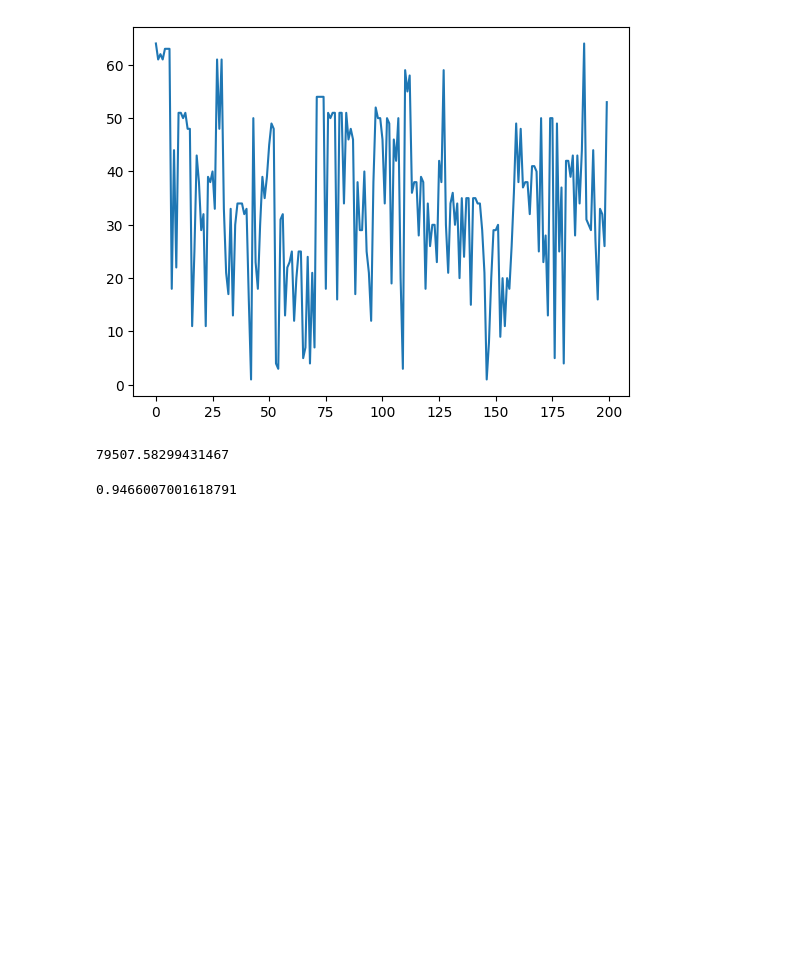
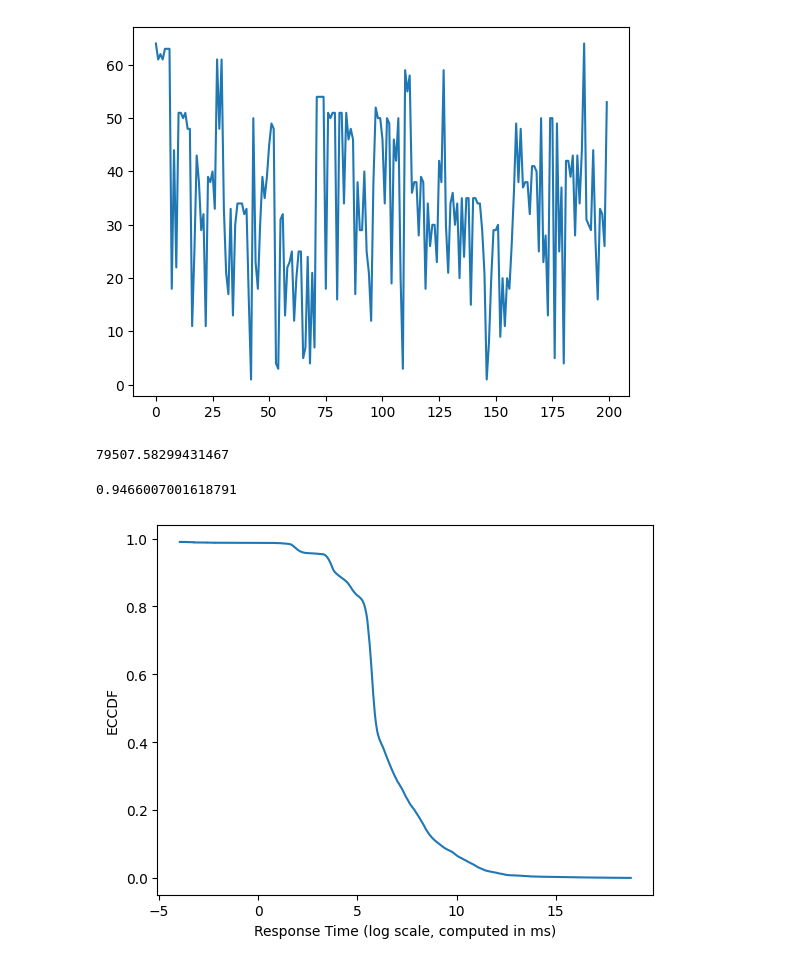
Before and after one commit to MaviVestini/DataCenters, a Jupyter notebook: Challenge2.ipynb, the cells around one changed output. Drawn from its saved outputs; the diff is of its cells as text; code cells hidden in the pictures; blank space fills up the shorter version.

Commit message:
Finito calcolare quantà necessarie e ECCDF

```diff
--- a/Challenge2.ipynb
+++ b/Challenge2.ipynb
@@ -183,16 +184,3 @@ for i, server in servers.items():
             server['current_task'] = data.loc[server['queue'],'X'].sort_values().index[0]
             # And remove from the queue the new current task
             server['queue'].remove(server['current_task'])
-# %%
-data = pd.read_csv('./Data/Cell_a.csv')
-# Take CPU time in milliseconds
-data['CPU'] = data.CPU.apply(lambda x: x*1000)
-# Actual time needed to compute the task
-data['X'] = data.CPU.apply(lambda x: x/0.1)
-
-rho = []
-time_passed = test_data.iat[-1,2]-test_data.iat[0,2]
-for i in servers.keys():
-    aux = [data.iat[result[0], 5] for result in results if result[-1] == i]
-    rho.append(sum(aux)/time_passed)
-rho
@@ -296,6 +266,7 @@ prev_time = test_data.iloc[0].Arrival_Time
 for job in tqdm(range(len(test_data))):
     #current_data.loc[job] = data.iloc[job]
     new_task = dict(data.iloc[job])
+    new_task['index'] = job
     new_time = new_task['Arrival_Time']
     # Assegna a server secondo Unfinished_work
     selected_server, L_aux = Dispatching(servers, new_task, new_time - prev_time)
@@ -363,9 +334,9 @@ for result in results:
 Slow_down = []
 for j , rt in RT.items():
     if(rt['Service_time'] == 0):
-        Slow_down.append(1)
+        RT[j]['Slow_down'] = 1
         continue
-    Slow_down.append(rt['RT']/rt['Service_time'])
+    RT[j]['Slow_down'] = rt['RT']/rt['Service_time']
 # %%
 np.mean(Slow_down)
 # %% [output]
@@ -374,0 +344,11 @@ controllo = test_data.groupby('Job_ID').size().reset_index(name='C')
+# %%
+Q = pd.DataFrame(RT)
+Q = Q.T
+# %%
+ecdf_RT = ECDF(Q.RT)
+plt.plot(np.log(ecdf_RT.x),1-ecdf_RT.y)
+plt.xlabel('Response Time (log scale, computed in ms)')
+plt.ylabel('ECCDF')
+plt.show()
+# %% [output]
+[figure, added]
```
Also changed, not shown: parts of 5 cells of this notebook.
